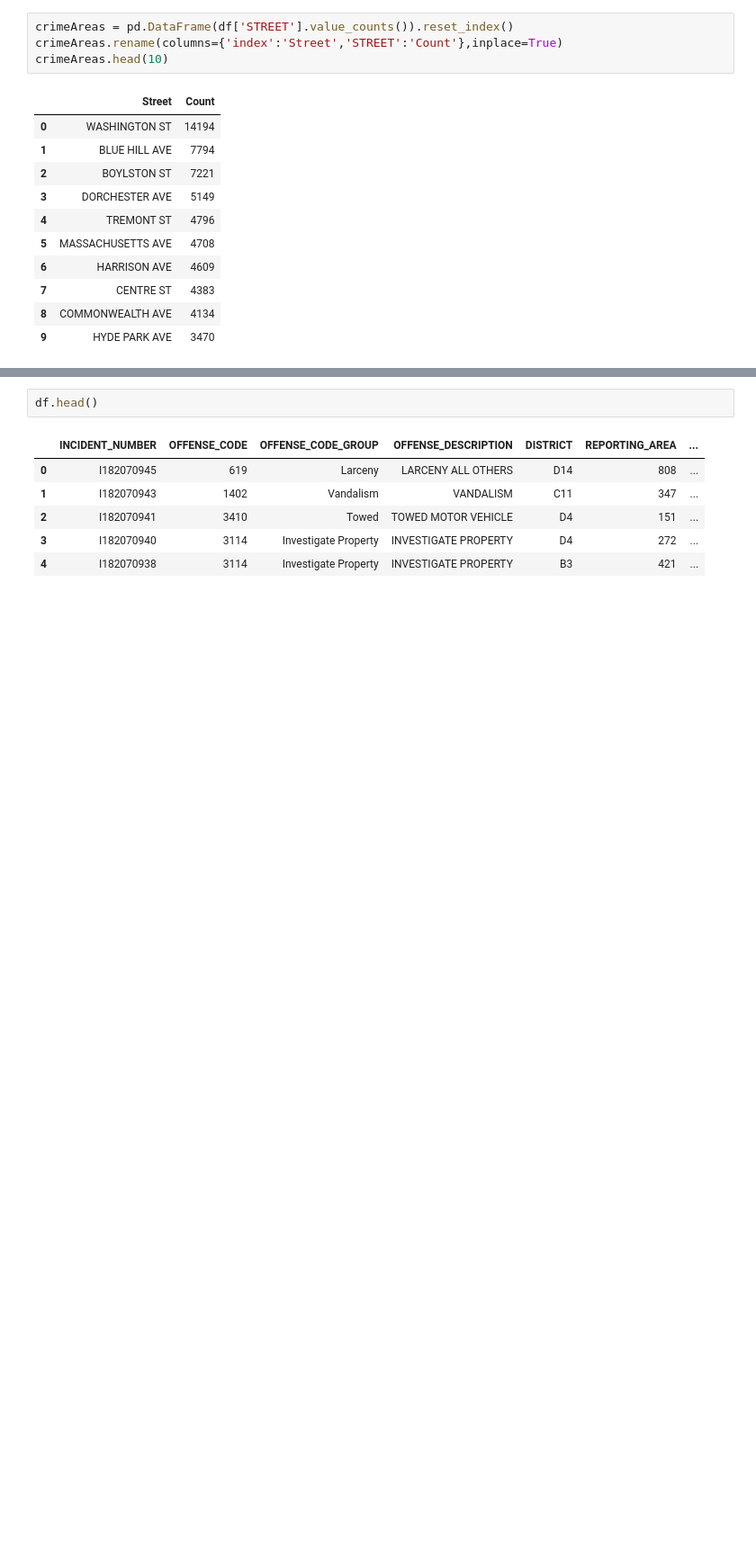
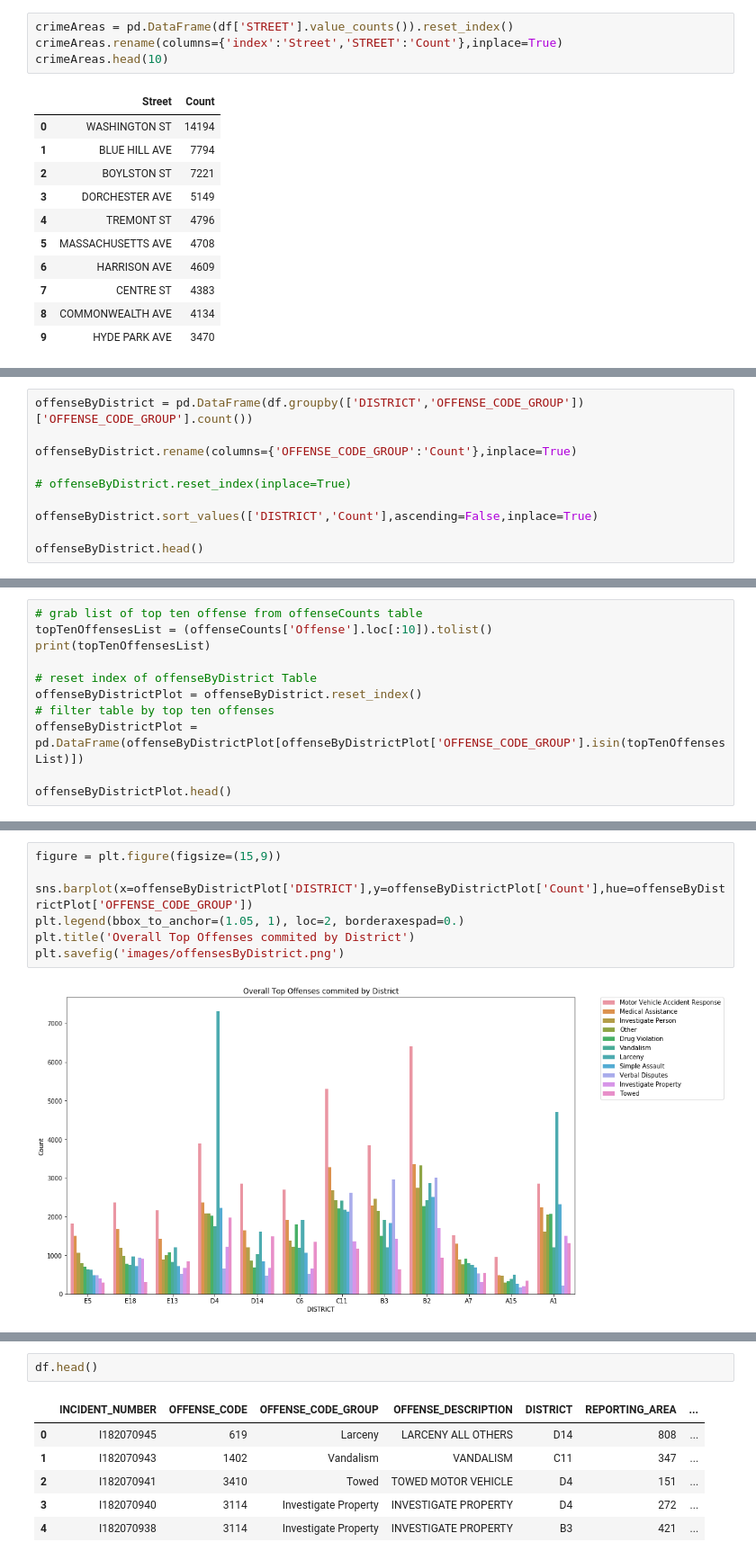
Before and after one commit to SpacePatroller/Boston_Crime_Data, a Jupyter notebook: Crime Data EDA.ipynb, the cells around one changed output, grey strips where cells are left out. Shown at 90% size. Drawn from its saved outputs; the diff is of its cells as text; blank space fills up the shorter version.

```diff
--- a/Crime Data EDA.ipynb
+++ b/Crime Data EDA.ipynb
@@ -120,0 +155,10 @@ plt.savefig('images/streetsOffenseCount.jpeg')
+# %%
+offenseByDistrict = pd.DataFrame(df.groupby(['DISTRICT','OFFENSE_CODE_GROUP'])['OFFENSE_CODE_GROUP'].count())
+
+offenseByDistrict.rename(columns={'OFFENSE_CODE_GROUP':'Count'},inplace=True)
+
+# offenseByDistrict.reset_index(inplace=True)
+
+offenseByDistrict.sort_values(['DISTRICT','Count'],ascending=False,inplace=True)
+
+offenseByDistrict.head()
@@ -120,0 +175,11 @@ plt.savefig('images/streetsOffenseCount.jpeg')
+# %%
+# grab list of top ten offense from offenseCounts table
+topTenOffensesList = (offenseCounts['Offense'].loc[:10]).tolist()
+print(topTenOffensesList)
+
+# reset index of offenseByDistrict Table
+offenseByDistrictPlot = offenseByDistrict.reset_index()
+# filter table by top ten offenses
+offenseByDistrictPlot = pd.DataFrame(offenseByDistrictPlot[offenseByDistrictPlot['OFFENSE_CODE_GROUP'].isin(topTenOffensesList)])
+
+offenseByDistrictPlot.head()
@@ -120,0 +193,9 @@ plt.savefig('images/streetsOffenseCount.jpeg')
+# %%
+figure = plt.figure(figsize=(15,9))
+
+sns.barplot(x=offenseByDistrictPlot['DISTRICT'],y=offenseByDistrictPlot['Count'],hue=offenseByDistrictPlot['OFFENSE_CODE_GROUP'])
+plt.legend(bbox_to_anchor=(1.05, 1), loc=2, borderaxespad=0.)
+plt.title('Overall Top Offenses commited by District')
+plt.savefig('images/offensesByDistrict.png')
+# %% [output]
+[figure, added]
```
Also changed, not shown: parts of 13 cells of this notebook, 7 other files.
